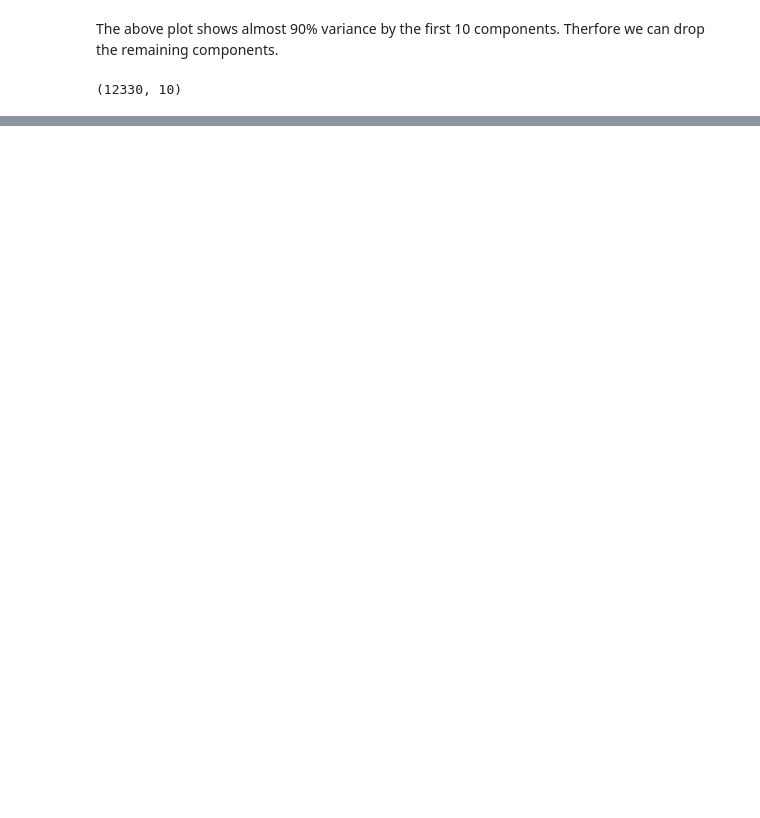
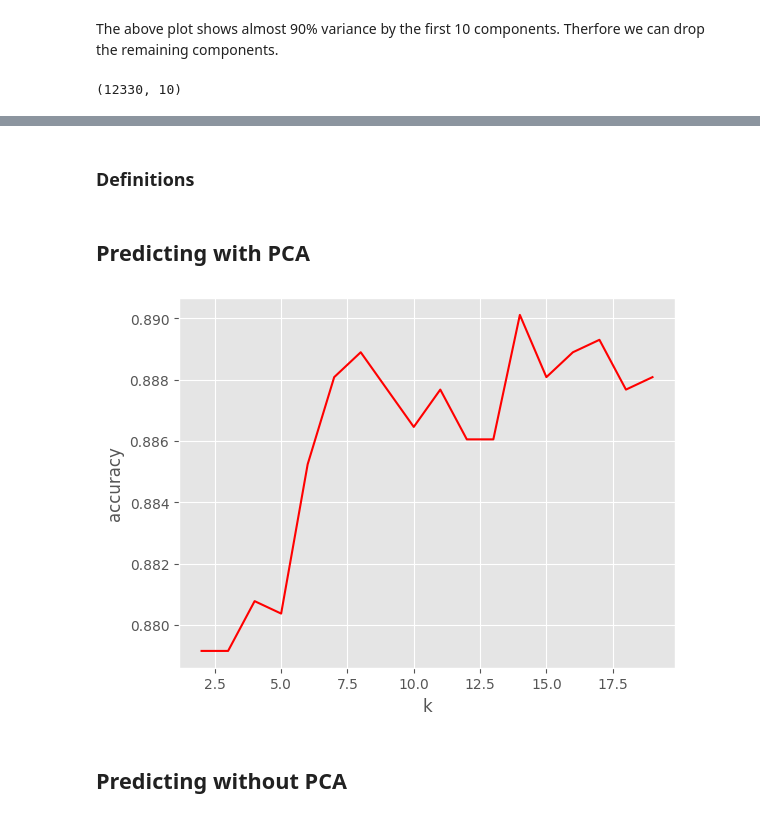
Before and after one commit to isaac-co/online-shopper-intention, a Jupyter notebook: shopper-intention.ipynb, the cells around one changed output, grey strips where cells are left out. Cells and saved outputs as stored; diff of their text form; code cells hidden in the pictures; blank space fills up the shorter version.

```diff
--- a/shopper-intention.ipynb
+++ b/shopper-intention.ipynb
@@ -404,0 +403,2 @@ reduced_Y.shape
+# %% [markdown]
+### Definitions
@@ -404,0 +440,24 @@ reduced_Y.shape
+# %% [markdown]
+## Predicting with PCA
+# %%
+label_data = df["Revenue"]
+
+# Splitting data for training set, test size of 0.2
+x_train, x_test, y_train, y_test = train_test_split(reduced_Y, label_data, test_size = 0.2, random_state = 3)
+# %%
+total_accuracy = []  # Create an empty list of accuracy rates
+
+k_value = range(2, 20)
+for k in k_value:
+    y_predict = k_nearest_neighbor(x_train, y_train, x_test, k)
+    accuracy = get_accuracy(y_test, y_predict)
+    total_accuracy.append(accuracy)
+
+plt.xlabel("k")
+plt.ylabel("accuracy")
+plt.plot(k_value, total_accuracy, c='r')
+plt.grid(True)  # Add grid
+# %% [output]
+[figure, added]
+# %% [markdown]
+## Predicting without PCA
```
Also changed, not shown: parts of 9 cells of this notebook.
